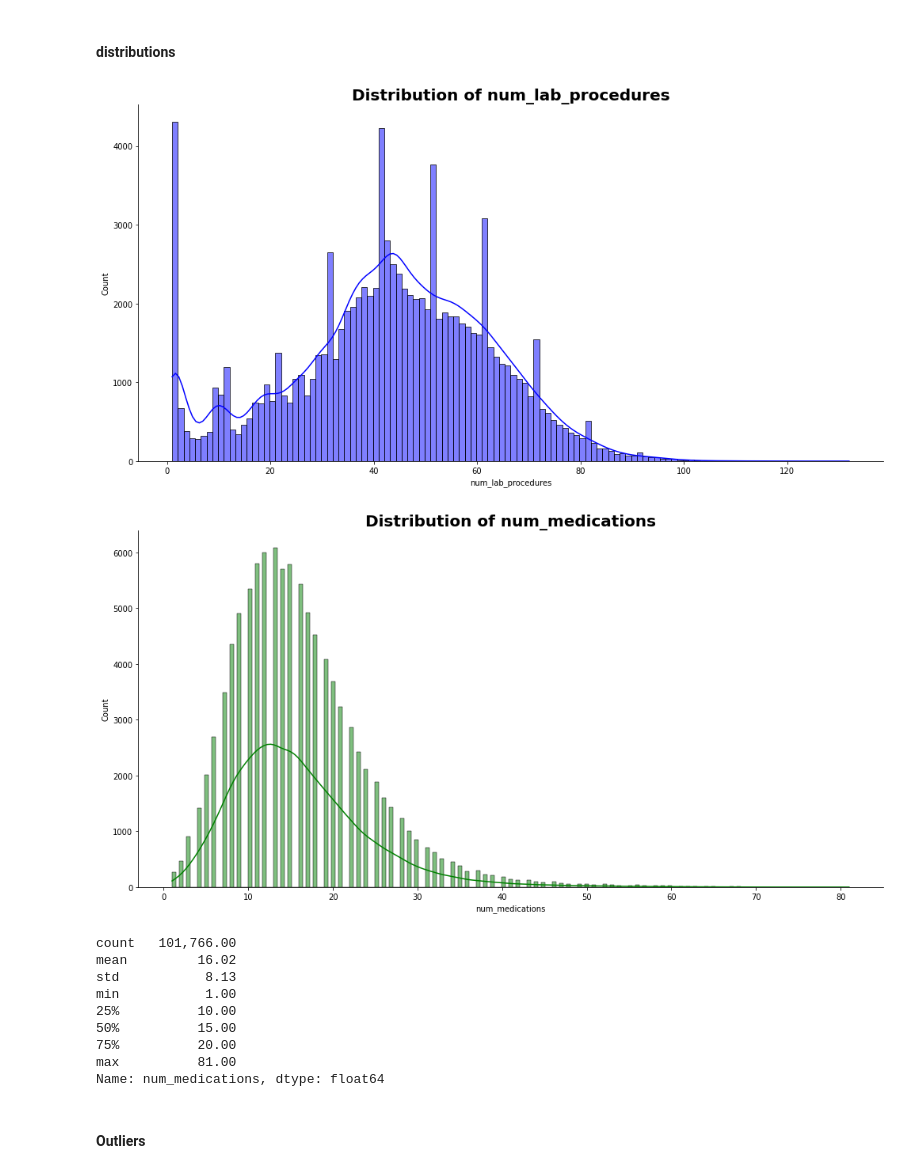
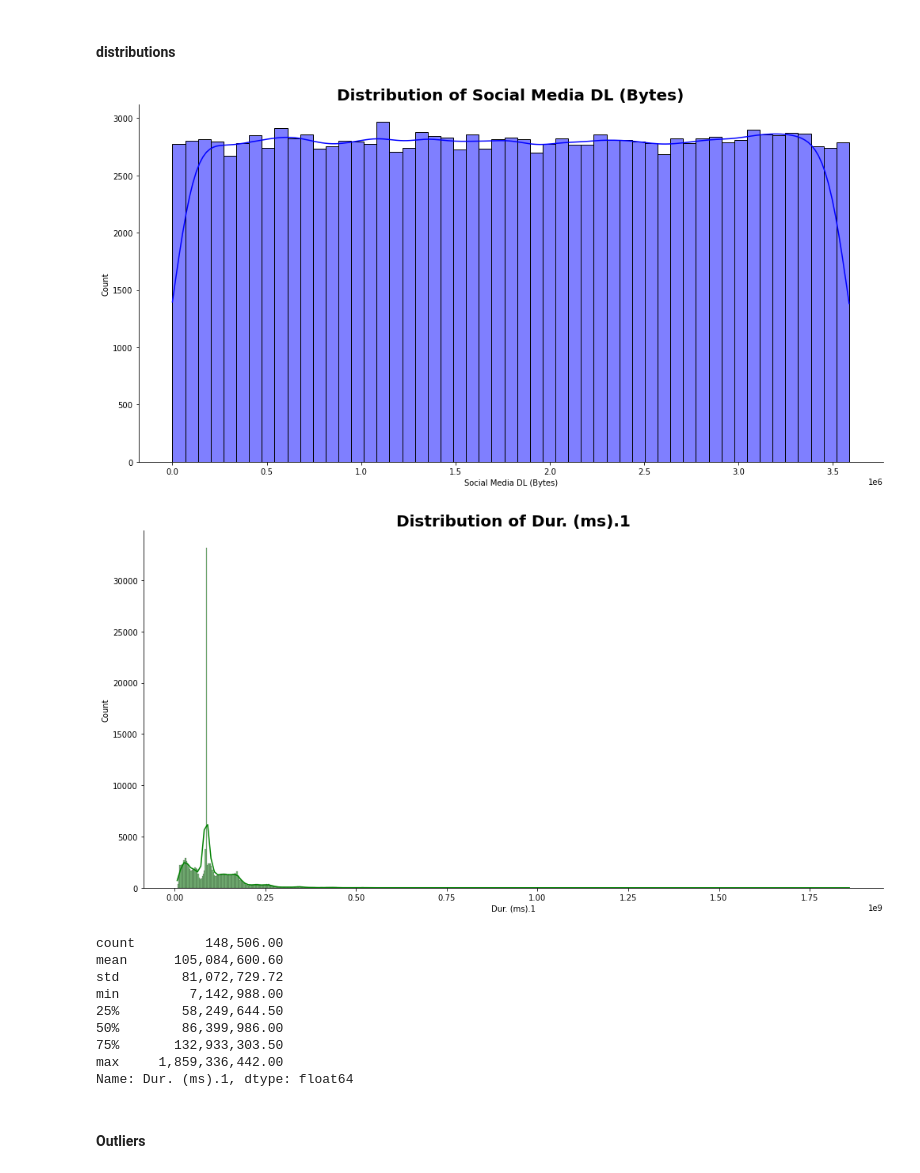
Before and after one commit to tadesse381/Telecommunication_Data_Analysis, a Jupyter notebook: notebooks/Data_Exploration.ipynb, the cells around one changed output. Drawn from its saved outputs; the diff is of its cells as text; code cells hidden in the pictures.

```diff
--- a/notebooks/Data_Exploration.ipynb
+++ b/notebooks/Data_Exploration.ipynb
@@ -501,6 +484,7 @@ Data Exploration or Exploratory data analysis (EDA) is an approach to analyzing
 *   determining relationships among the explanatory variables
 *   assessing the relationships between explanatory and outcome variables
 # %%
-dfExp = df_clean.copy()
+file_name = 'clean_telecommunication_data.csv'
+dfExp = file.read_csv(file_name)
 dfExp
 # %% [output]
@@ -544,25 +528,25 @@ This is mainly analysis done on particular variable only i.e we search for the d
 # %% [markdown]
 #### distributions
 # %%
-plot_hist(dfExp, "num_lab_procedures", "blue")
+plot_hist(dfExp, "Social Media DL (Bytes)", "blue")
 # %% [output]
-[figure, old version]
+[figure, new version]
 # %%
-plot_hist(dfExp, "num_medications", "green")
+plot_hist(dfExp, "Dur. (ms).1", "green")
 # %% [output]
-[figure, old version]
+[figure, new version]
 # %%
-dfExp["num_medications"].describe()
+dfExp["Dur. (ms).1"].describe()
 # %% [output]
-count   101,766.00
-mean         16.02
-std           8.13
-min           1.00
-25%          10.00
-50%          15.00
-75%          20.00
-max          81.00
-Name: num_medications, dtype: float64
+count         148,506.00
+mean      105,084,600.60
+std        81,072,729.72
+min         7,142,988.00
+25%        58,249,644.50
+50%        86,399,986.00
+75%       132,933,303.50
+max     1,859,336,442.00
+Name: Dur. (ms).1, dtype: float64
 # %% [markdown]
 #### Outliers
 # %%
```
Also changed, not shown: parts of 90 cells of this notebook, 4 other files.
